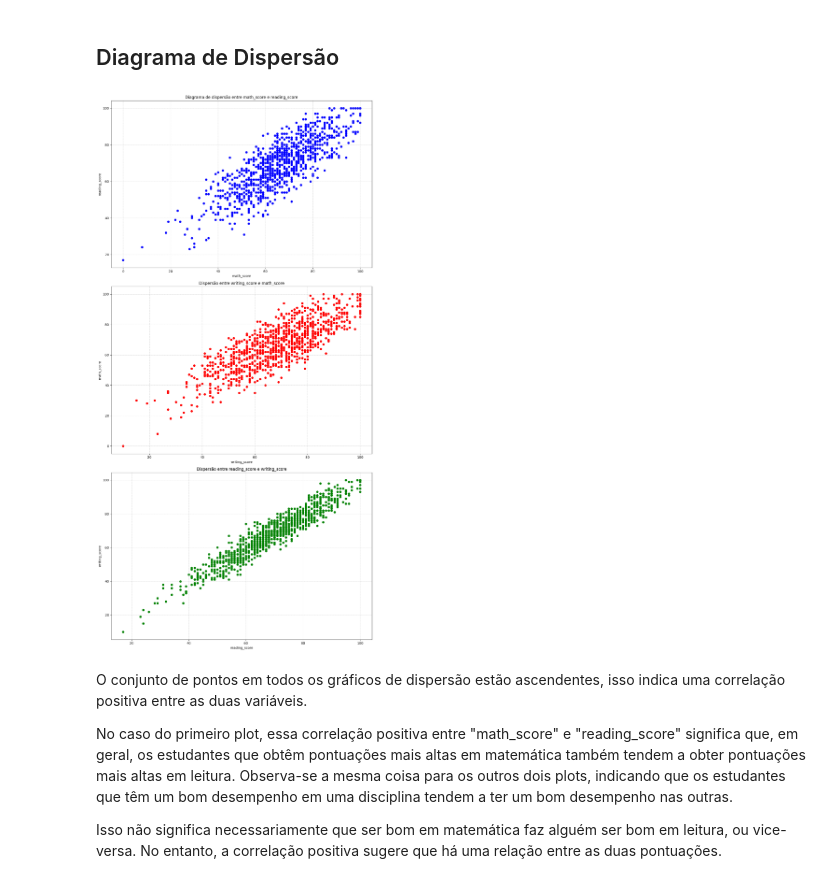
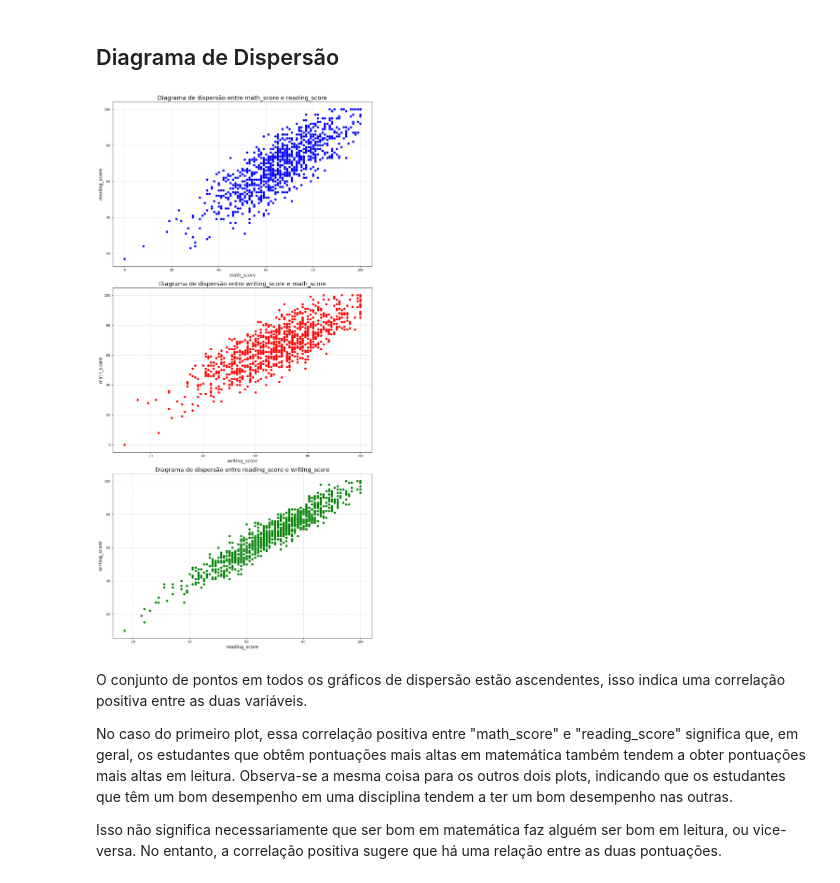
Before and after one commit to lucaslimaromero/Trabalho-Estatistica, a Jupyter notebook: trabalho.ipynb, the cells around one changed output. Saved outputs shown, nothing was run; the diff lists cells and outputs as text; code cells hidden in the pictures.

```diff
--- a/trabalho.ipynb
+++ b/trabalho.ipynb
@@ -301,34 +301,34 @@ Percebe-se através dos plots que, considerando o tamanho do Dataset (1.000 entr
 # %% [markdown]
 ## Diagrama de Dispersão
 # %%
-# Criar um diagrama de dispersão para "math_score" e "reading_score"
+# Criar um diagrama de dispersão para as disciplinas
 fig, axes = plt.subplots(3, 1, figsize=(12,24))
 
 # Primeiro plot: Diagrama de dispersão "math_score" e "reading_score"
 axes[0].scatter(dados['math_score'], dados['reading_score'], color='blue')
-axes[0].set_title('Diagrama de dispersão entre math_score e reading_score')
-axes[0].set_xlabel('math_score')
-axes[0].set_ylabel('reading_score')
+axes[0].set_title('Diagrama de dispersão entre math_score e reading_score', fontsize=18)
+axes[0].set_xlabel('math_score', fontsize=14)
+axes[0].set_ylabel('reading_score', fontsize=14)
 axes[0].grid(linestyle=':')
 
 # Terceiro plot: Diagrama de dispersão entre "writing_score" e "math_score"
 axes[1].scatter(dados['writing_score'], dados['math_score'], color='red')
-axes[1].set_title('Dispersão entre writing_score e math_score')
-axes[1].set_xlabel('writing_score')
-axes[1].set_ylabel('math_score')
+axes[1].set_title('Diagrama de dispersão entre writing_score e math_score', fontsize=18)
+axes[1].set_xlabel('writing_score', fontsize=14)
+axes[1].set_ylabel('math_score', fontsize=14)
 axes[1].grid(linestyle=':')
 
 # Terceiro plot: Diagrama de dispersão entre "reading_score" e "writing_score"
 axes[2].scatter(dados['reading_score'], dados['writing_score'], color='green')
-axes[2].set_title('Dispersão entre reading_score e writing_score')
-axes[2].set_xlabel('reading_score')
-axes[2].set_ylabel('writing_score')
+axes[2].set_title('Diagrama de dispersão entre reading_score e writing_score', fontsize=18)
+axes[2].set_xlabel('reading_score', fontsize=14)
+axes[2].set_ylabel('writing_score', fontsize=14)
 axes[2].grid(linestyle=':')
 
 plt.tight_layout()
 plt.show()
 # %% [output]
-[figure, old version]
+[figure, new version]
 # %% [markdown]
 O conjunto de pontos em todos os gráficos de dispersão estão ascendentes, isso indica uma correlação positiva entre as duas variáveis.
 
```
Also changed, not shown: parts of 4 cells of this notebook.
